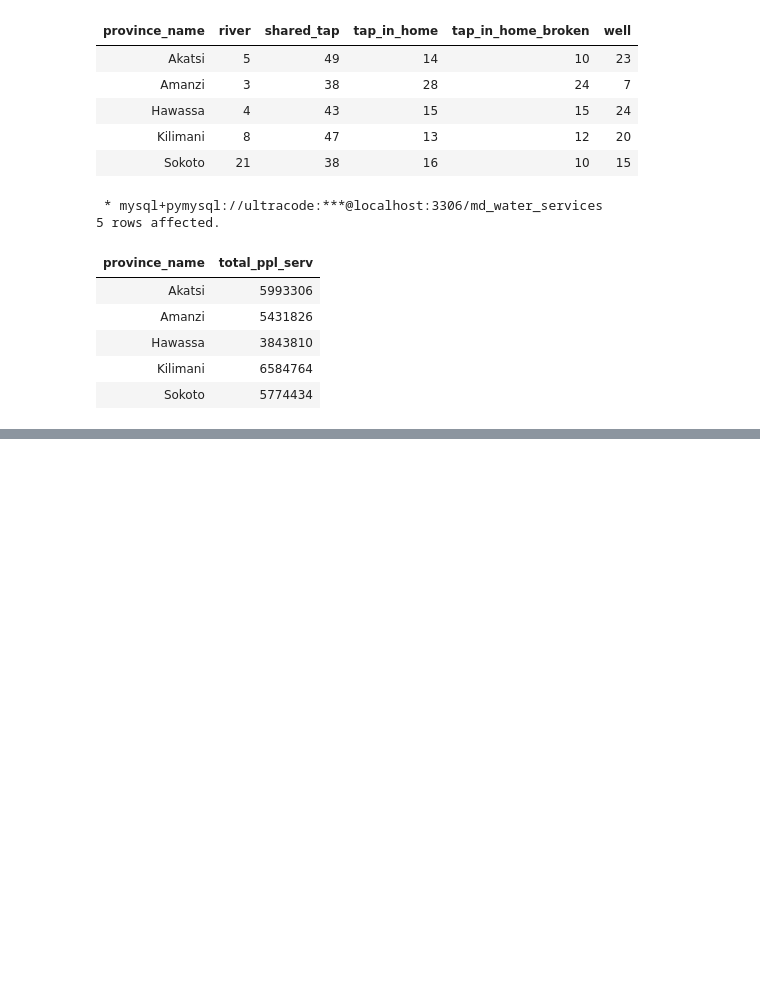
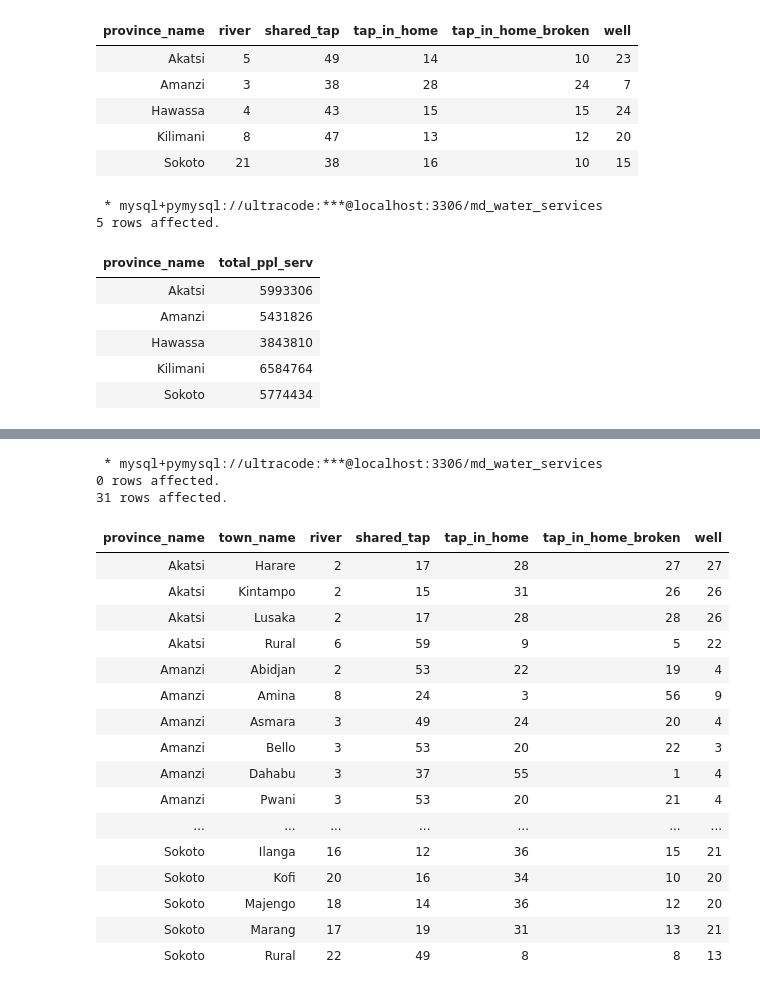
Before and after one commit to Ultra-Code/datascience_exploration, a Jupyter notebook: src/Integrated project - Weaving the data threads of Maji Ndogo's narrative.ipynb, the cells around one changed output, grey strips where cells are left out. Cells and saved outputs as stored; diff of their text form; code cells hidden in the pictures; blank space fills up the shorter version.

```diff
--- a/src/Integrated project - Weaving the data threads of Maji Ndogo's narrative.ipynb
+++ b/src/Integrated project - Weaving the data threads of Maji Ndogo's narrative.ipynb
@@ -861,0 +932,71 @@ province_totals;
+# %%
+%%sql
+-- build a temporary table for the pivot table (complex queries) that take a long time
+
+CREATE TEMPORARY TABLE IF NOT EXISTS town_aggregated_water_access AS
+-- NOTE: it uses the select statement not the CTE statement but the CTE must be immediately followed
+-- by the query that uses it
+
+WITH town_totals AS (
+SELECT
+    province_name,
+    town_name,
+    SUM(people_served) AS total_ppl_serv
+FROM
+    combined_analysis_table
+GROUP BY
+    province_name, town_name
+)
+
+SELECT
+    ct.province_name,
+    ct.town_name,
+-- These case statements create columns for each type of source.
+-- The results are aggregated and percentages are calculated
+    ROUND((SUM(
+            CASE WHEN source_type = 'river'
+            THEN people_served ELSE 0 END) * 100.0 / tt.total_ppl_serv), 0) AS river,
+    ROUND((SUM(
+            CASE WHEN source_type = 'shared_tap'
+            THEN people_served ELSE 0 END) * 100.0 / tt.total_ppl_serv), 0) AS shared_tap,
+    ROUND((SUM(
+            CASE WHEN source_type = 'tap_in_home'
+            THEN people_served ELSE 0 END) * 100.0 / tt.total_ppl_serv), 0) AS tap_in_home,
+    ROUND((SUM(CASE WHEN source_type = 'tap_in_home_broken'
+            THEN people_served ELSE 0 END) * 100.0 / tt.total_ppl_serv), 0) AS tap_in_home_broken,
+    ROUND((SUM(CASE WHEN source_type = 'well'
+            THEN people_served ELSE 0 END) * 100.0 / tt.total_ppl_serv), 0) AS well
+FROM
+    combined_analysis_table ct
+JOIN
+    town_totals tt
+-- Since the town names are not unique, we have to join on a composite key
+ON
+    ct.province_name = tt.province_name AND ct.town_name=tt.town_name
+GROUP BY
+    ct.province_name, ct.town_name
+ORDER BY
+    ct.province_name;
+
+SELECT * FROM town_aggregated_water_access;
+# %% [output]
+ * mysql+pymysql://ultracode:***@localhost:3306/md_water_services
+0 rows affected.
+31 rows affected.
+| province_name | town_name | river | shared_tap | tap_in_home | tap_in_home_broken | well |
+| Akatsi | Harare | 2 | 17 | 28 | 27 | 27 |
+| Akatsi | Kintampo | 2 | 15 | 31 | 26 | 26 |
+| Akatsi | Lusaka | 2 | 17 | 28 | 28 | 26 |
+| Akatsi | Rural | 6 | 59 | 9 | 5 | 22 |
+| Amanzi | Abidjan | 2 | 53 | 22 | 19 | 4 |
+| Amanzi | Amina | 8 | 24 | 3 | 56 | 9 |
+| Amanzi | Asmara | 3 | 49 | 24 | 20 | 4 |
+| Amanzi | Bello | 3 | 53 | 20 | 22 | 3 |
+| Amanzi | Dahabu | 3 | 37 | 55 | 1 | 4 |
+| Amanzi | Pwani | 3 | 53 | 20 | 21 | 4 |
+| ... | ... | ... | ... | ... | ... | ... |
+| Sokoto | Ilanga | 16 | 12 | 36 | 15 | 21 |
+| Sokoto | Kofi | 20 | 16 | 34 | 10 | 20 |
+| Sokoto | Majengo | 18 | 14 | 36 | 12 | 20 |
+| Sokoto | Marang | 17 | 19 | 31 | 13 | 21 |
+| Sokoto | Rural | 22 | 49 | 8 | 8 | 13 |
```
Also changed, not shown: parts of 3 cells of this notebook.
